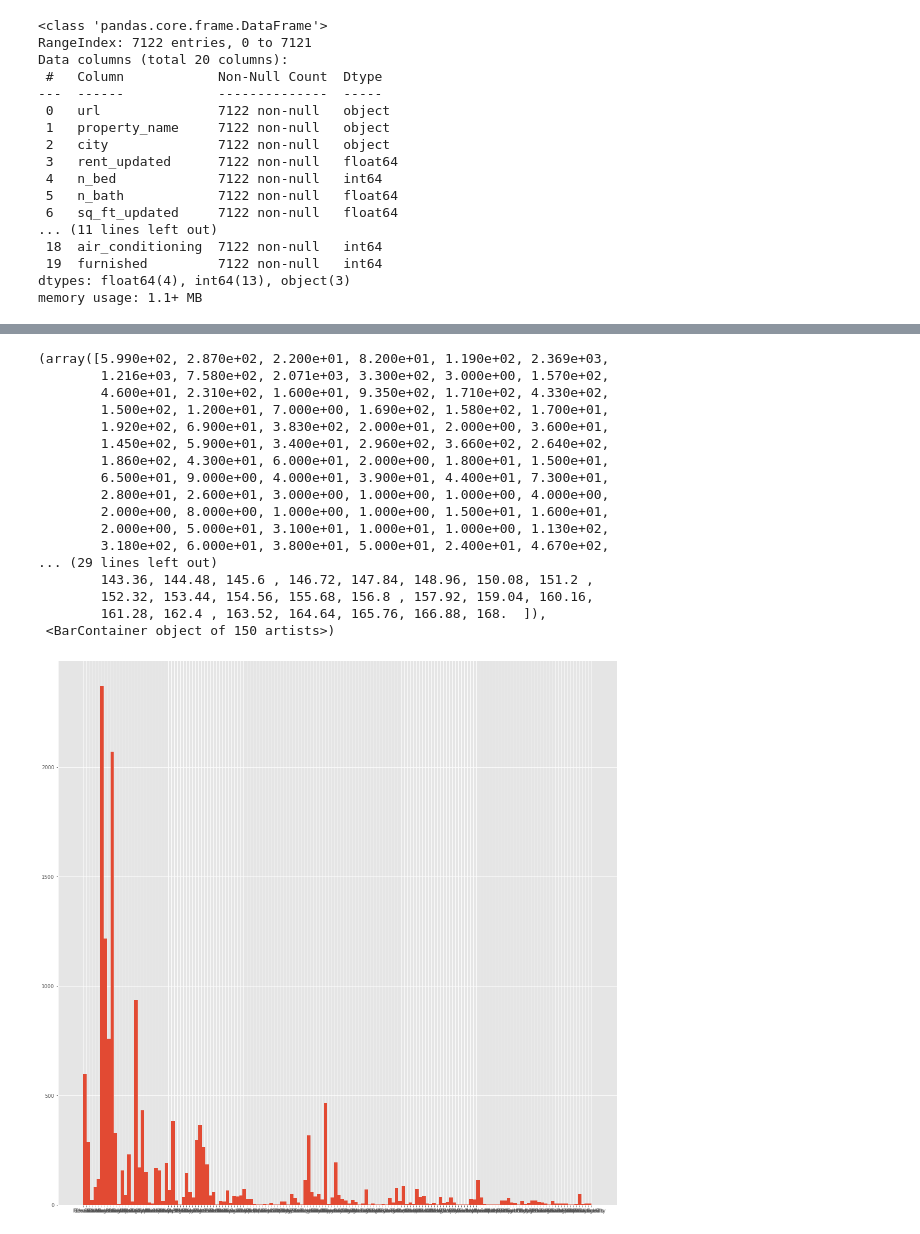
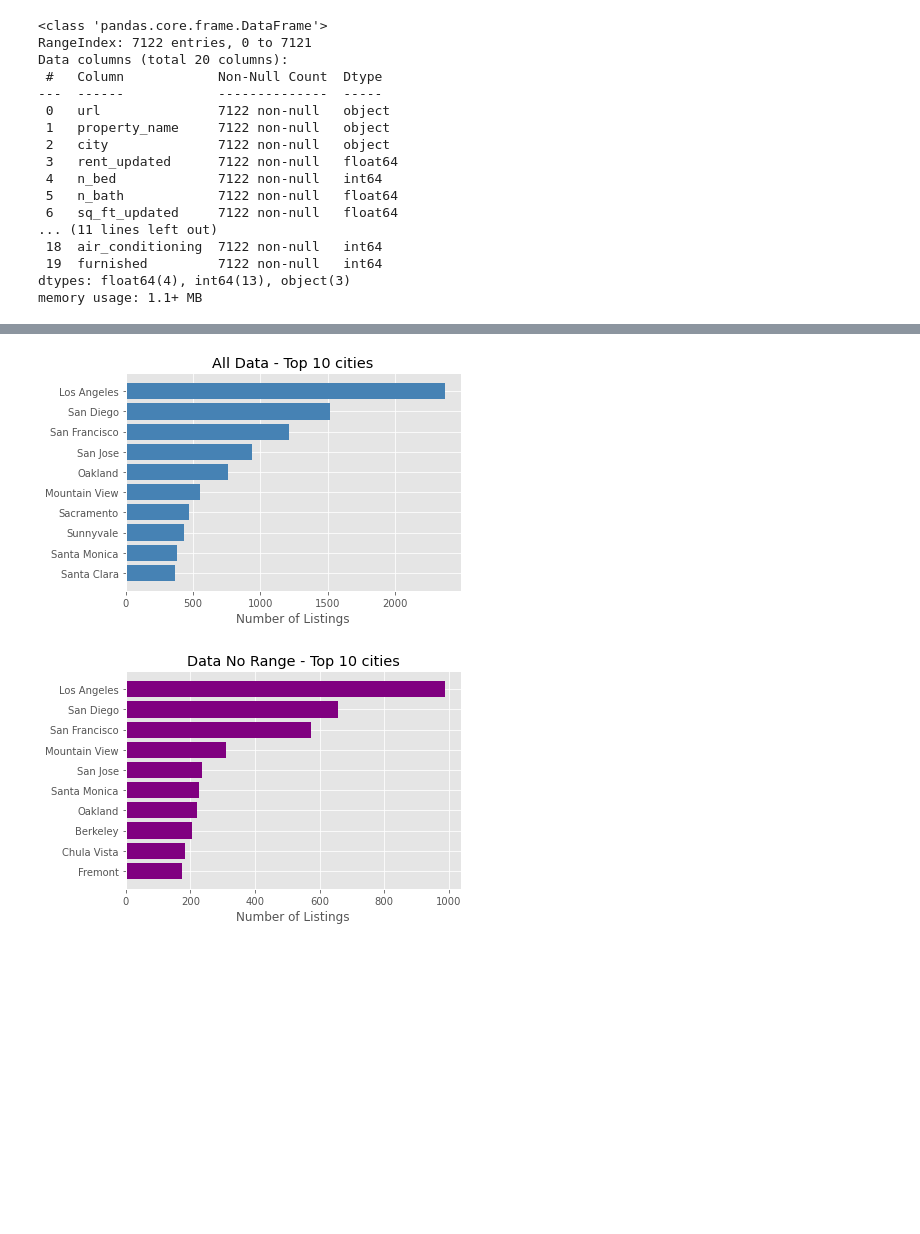
Before and after one commit to yenholaivy/CaliforniaRentalValueEstimation, a Jupyter notebook: data-analysis/apt_analysis.ipynb, the cells around one changed output, grey strips where cells are left out. Saved outputs shown, nothing was run; the diff lists cells and outputs as text; code cells hidden in the pictures; blank space fills up the shorter version.

```diff
--- a/data-analysis/apt_analysis.ipynb
+++ b/data-analysis/apt_analysis.ipynb
@@ -78,23 +71 @@ ax.legend()
-# %%
-fig, ax = plt.subplots(figsize = (20,20))
-ax.hist(data['city'], bins = 150)
-# %% [output]
-(array([5.990e+02, 2.870e+02, 2.200e+01, 8.200e+01, 1.190e+02, 2.369e+03,
-        1.216e+03, 7.580e+02, 2.071e+03, 3.300e+02, 3.000e+00, 1.570e+02,
-        4.600e+01, 2.310e+02, 1.600e+01, 9.350e+02, 1.710e+02, 4.330e+02,
-        1.500e+02, 1.200e+01, 7.000e+00, 1.690e+02, 1.580e+02, 1.700e+01,
-        1.920e+02, 6.900e+01, 3.830e+02, 2.000e+01, 2.000e+00, 3.600e+01,
-        1.450e+02, 5.900e+01, 3.400e+01, 2.960e+02, 3.660e+02, 2.640e+02,
-        1.860e+02, 4.300e+01, 6.000e+01, 2.000e+00, 1.800e+01, 1.500e+01,
-        6.500e+01, 9.000e+00, 4.000e+01, 3.900e+01, 4.400e+01, 7.300e+01,
-        2.800e+01, 2.600e+01, 3.000e+00, 1.000e+00, 1.000e+00, 4.000e+00,
-        2.000e+00, 8.000e+00, 1.000e+00, 1.000e+00, 1.500e+01, 1.600e+01,
-        2.000e+00, 5.000e+01, 3.100e+01, 1.000e+01, 1.000e+00, 1.130e+02,
-        3.180e+02, 6.000e+01, 3.800e+01, 5.000e+01, 2.400e+01, 4.670e+02,
-... (29 lines left out)
-        143.36, 144.48, 145.6 , 146.72, 147.84, 148.96, 150.08, 151.2 ,
-        152.32, 153.44, 154.56, 155.68, 156.8 , 157.92, 159.04, 160.16,
-        161.28, 162.4 , 163.52, 164.64, 165.76, 166.88, 168.  ]),
- <BarContainer object of 150 artists>)
-[figure, removed]
 # %%
@@ -113,4 +84,10 @@ def plot_top_cities(data, color, title):
     ax.barh(top5_cities, top5_n, color = color)
     ax.set_xlabel('Number of Listings')
     ax.set_title(title)
+# %%
+plot_top_cities(data, 10, color = 'steelblue', title = 'All Data - Top 10 cities')
+plot_top_cities(data_norange, 10, color = 'purple', title = 'Data No Range - Top 10 cities')
+# %% [output]
+[figure, added]
+[figure, added]
 # %%
```
Also changed, not shown: parts of 14 cells of this notebook, 1 other file.
